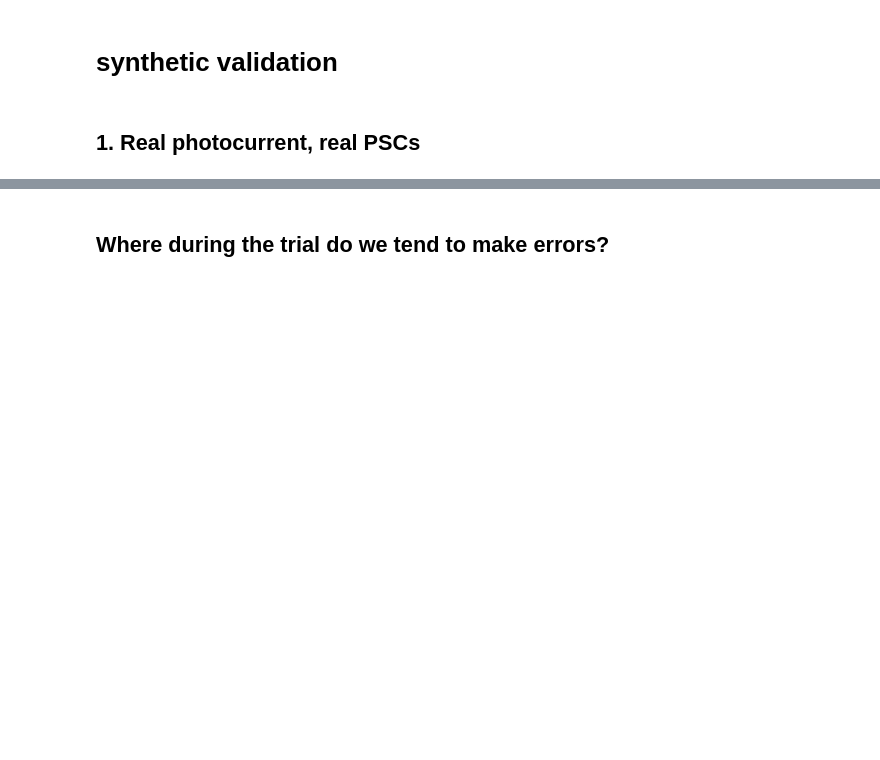
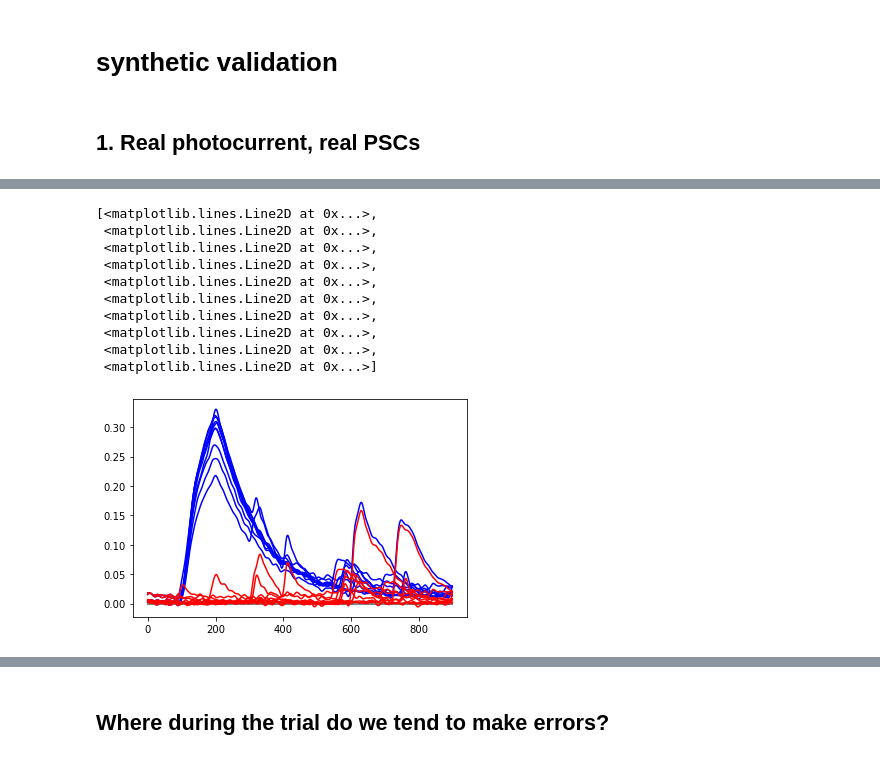
Before and after one commit to bantin/PhoRC, a Jupyter notebook: opsin_subtraction_experiments/synthetic-validation.ipynb, the cells around one changed output, grey strips where cells are left out. Drawn from its saved outputs; the diff is of its cells as text; code cells hidden in the pictures; blank space fills up the shorter version.

```diff
--- a/opsin_subtraction_experiments/synthetic-validation.ipynb
+++ b/opsin_subtraction_experiments/synthetic-validation.ipynb
@@ -96,0 +196,5 @@ combined, photocurrents, pscs = make_hybrid_dataset(
+# %%
+mt_net = subtractr.Subtractr.load_from_checkpoint('../subtractr/lightning_logs/version_494457/checkpoints/epoch=219-step=687500.ckpt')
+ests = run_subtraction_with_nans(pscs, mt_net)
+subtracted = combined_obs - ests
+corrected_tensor = np.reshape(subtracted, combined_tensor.shape)
@@ -97,3 +218,25 @@ combined, photocurrents, pscs = make_hybrid_dataset(
+# %%
+idxs = np.argsort(combined_obs.sum(-1))[::-1]
+
+sorted_obs = combined_obs[idxs]
+sorted_ests = ests[idxs]
+sorted_pscs = psc_tensor.reshape(-1,900)[idxs]
+
+plt.plot(sorted_obs[0:10].T, color='blue')
+plt.plot(sorted_ests[0:10].T, color='grey')
+plt.plot(sorted_pscs[0:10].T, color='red')
+# %% [output]
+[<matplotlib.lines.Line2D at 0x...>,
+ <matplotlib.lines.Line2D at 0x...>,
+ <matplotlib.lines.Line2D at 0x...>,
+ <matplotlib.lines.Line2D at 0x...>,
+ <matplotlib.lines.Line2D at 0x...>,
+ <matplotlib.lines.Line2D at 0x...>,
+ <matplotlib.lines.Line2D at 0x...>,
+ <matplotlib.lines.Line2D at 0x...>,
+ <matplotlib.lines.Line2D at 0x...>,
+ <matplotlib.lines.Line2D at 0x...>]
+[figure, added]
 # %%
 import seaborn as sns
 sns.set_palette('deep')
```
Also changed, not shown: parts of 10 cells of this notebook.
